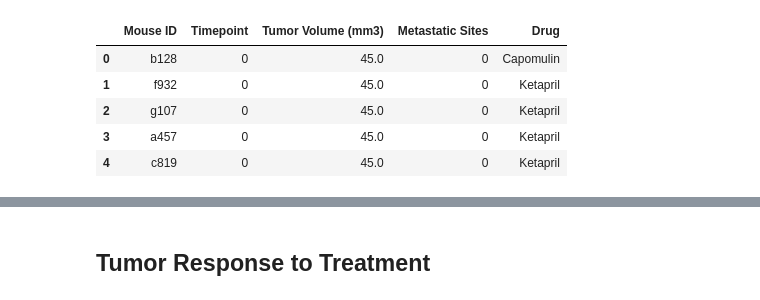
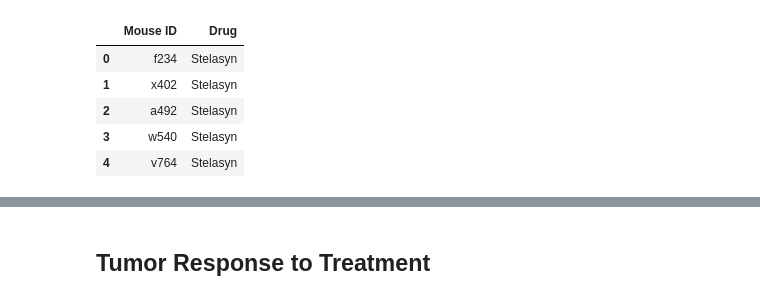
Before and after one commit to shouaschang/Student, a Jupyter notebook: 05_Matplotlib/Pymaceuticals/pymaceuticals_matplotlib.ipynb, the cells around one changed output, grey strips where cells are left out. Cells and saved outputs as stored; diff of their text form; code cells hidden in the pictures.

```diff
--- a/05_Matplotlib/Pymaceuticals/pymaceuticals_matplotlib.ipynb
+++ b/05_Matplotlib/Pymaceuticals/pymaceuticals_matplotlib.ipynb
@@ -8,22 +8,3 @@ import numpy as np
 # Hide warning messages in notebook
 import warnings
 warnings.filterwarnings('ignore')
-
-# File to Load (Remember to Change These)
-mouse_drug_data_to_load = "data/mouse_drug_data.csv"
-clinical_trial_data_to_load = "data/clinicaltrial_data.csv"
-
-# Read the Mouse and Drug Data and the Clinical Trial Data
-
-
-# Combine the data into a single dataset
-
-
-# Display the data table for preview
-# %% [output]
-|  | Mouse ID | Timepoint | Tumor Volume (mm3) | Metastatic Sites | Drug |
-| 0 | b128 | 0 | 45.0 | 0 | Capomulin |
-| 1 | f932 | 0 | 45.0 | 0 | Ketapril |
-| 2 | g107 | 0 | 45.0 | 0 | Ketapril |
-| 3 | a457 | 0 | 45.0 | 0 | Ketapril |
-| 4 | c819 | 0 | 45.0 | 0 | Ketapril |
@@ -29,0 +15,11 @@ clinical_trial_data_to_load = "data/clinicaltrial_data.csv"
+# %%
+# Read the Mouse Drug Data
+mouse_drug = pd.read_csv(mouse_drug_data_to_load)
+mouse_drug.head()
+# %% [output]
+|  | Mouse ID | Drug |
+| 0 | f234 | Stelasyn |
+| 1 | x402 | Stelasyn |
+| 2 | a492 | Stelasyn |
+| 3 | w540 | Stelasyn |
+| 4 | v764 | Stelasyn |
```
Also changed, not shown: parts of 6 cells of this notebook.
